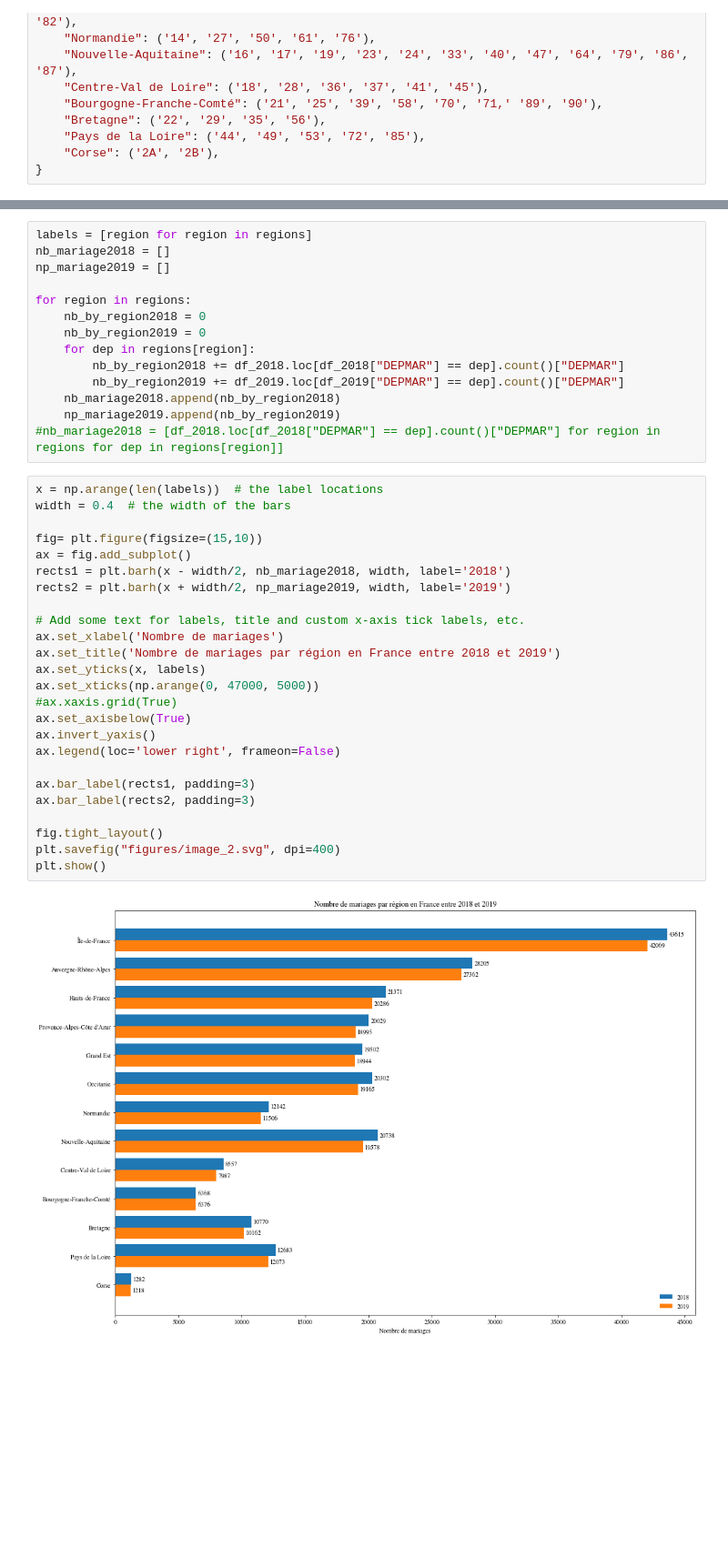
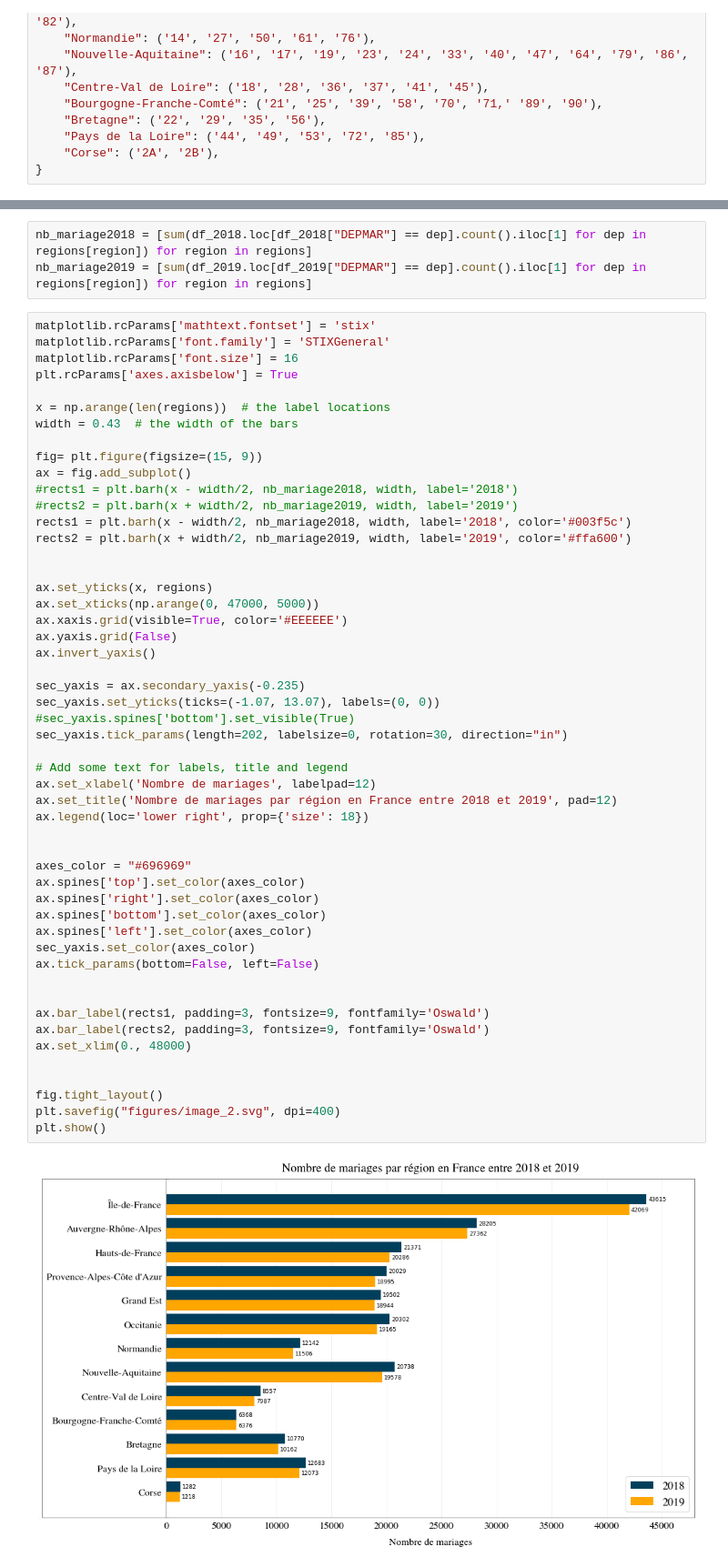
Before and after one commit to jizekki/data-visualisation, a Jupyter notebook: traitement.ipynb, the cells around one changed output, grey strips where cells are left out. Shown: that part at 91% size. Saved outputs shown, nothing was run; the diff lists cells and outputs as text; blank space fills up the shorter version.

Commit message:
changed colors and added some improvements

```diff
--- a/traitement.ipynb
+++ b/traitement.ipynb
@@ -119,41 +119,56 @@ df_2018.loc[df_2018["DEPMAR"] == '01'].count()["DEPMAR"]
 # %%
-labels = [region for region in regions]
-nb_mariage2018 = []
-np_mariage2019 = []
-
-for region in regions:
-    nb_by_region2018 = 0
-    nb_by_region2019 = 0
-    for dep in regions[region]:
-        nb_by_region2018 += df_2018.loc[df_2018["DEPMAR"] == dep].count()["DEPMAR"]
-        nb_by_region2019 += df_2019.loc[df_2019["DEPMAR"] == dep].count()["DEPMAR"]
-    nb_mariage2018.append(nb_by_region2018)
-    np_mariage2019.append(nb_by_region2019)
-#nb_mariage2018 = [df_2018.loc[df_2018["DEPMAR"] == dep].count()["DEPMAR"] for region in regions for dep in regions[region]]
+nb_mariage2018 = [sum(df_2018.loc[df_2018["DEPMAR"] == dep].count().iloc[1] for dep in regions[region]) for region in regions]
+nb_mariage2019 = [sum(df_2019.loc[df_2019["DEPMAR"] == dep].count().iloc[1] for dep in regions[region]) for region in regions]
 # %%
-x = np.arange(len(labels))  # the label locations
-width = 0.4  # the width of the bars
+matplotlib.rcParams['mathtext.fontset'] = 'stix'
+matplotlib.rcParams['font.family'] = 'STIXGeneral'
+matplotlib.rcParams['font.size'] = 16
+plt.rcParams['axes.axisbelow'] = True
 
-fig= plt.figure(figsize=(15,10))
+x = np.arange(len(regions))  # the label locations
+width = 0.43  # the width of the bars
+
+fig= plt.figure(figsize=(15, 9))
 ax = fig.add_subplot()
-rects1 = plt.barh(x - width/2, nb_mariage2018, width, label='2018')
-rects2 = plt.barh(x + width/2, np_mariage2019, width, label='2019')
+#rects1 = plt.barh(x - width/2, nb_mariage2018, width, label='2018')
+#rects2 = plt.barh(x + width/2, nb_mariage2019, width, label='2019')
+rects1 = plt.barh(x - width/2, nb_mariage2018, width, label='2018', color='#003f5c')
+rects2 = plt.barh(x + width/2, nb_mariage2019, width, label='2019', color='#ffa600')
 
-# Add some text for labels, title and custom x-axis tick labels, etc.
-ax.set_xlabel('Nombre de mariages')
-ax.set_title('Nombre de mariages par région en France entre 2018 et 2019')
-ax.set_yticks(x, labels)
+
+ax.set_yticks(x, regions)
 ax.set_xticks(np.arange(0, 47000, 5000))
-#ax.xaxis.grid(True)
-ax.set_axisbelow(True)
+ax.xaxis.grid(visible=True, color='#EEEEEE')
+ax.yaxis.grid(False)
 ax.invert_yaxis()
-ax.legend(loc='lower right', frameon=False)
 
-ax.bar_label(rects1, padding=3)
-ax.bar_label(rects2, padding=3)
+sec_yaxis = ax.secondary_yaxis(-0.235)
+sec_yaxis.set_yticks(ticks=(-1.07, 13.07), labels=(0, 0))
+#sec_yaxis.spines['bottom'].set_visible(True)
+sec_yaxis.tick_params(length=202, labelsize=0, rotation=30, direction="in")
+
+# Add some text for labels, title and legend
+ax.set_xlabel('Nombre de mariages', labelpad=12)
+ax.set_title('Nombre de mariages par région en France entre 2018 et 2019', pad=12)
+ax.legend(loc='lower right', prop={'size': 18})
+
+
+axes_color = "#696969"
+ax.spines['top'].set_color(axes_color)
+ax.spines['right'].set_color(axes_color)
+ax.spines['bottom'].set_color(axes_color)
+ax.spines['left'].set_color(axes_color)
+sec_yaxis.set_color(axes_color)
+ax.tick_params(bottom=False, left=False)
+
+
+ax.bar_label(rects1, padding=3, fontsize=9, fontfamily='Oswald')
+ax.bar_label(rects2, padding=3, fontsize=9, fontfamily='Oswald')
+ax.set_xlim(0., 48000)
+
 
 fig.tight_layout()
 plt.savefig("figures/image_2.svg", dpi=400)
 plt.show()
 # %% [output]
-[figure, old version]
+[figure, new version]
```
Also changed, not shown: parts of 3 cells of this notebook, 2 other files.
